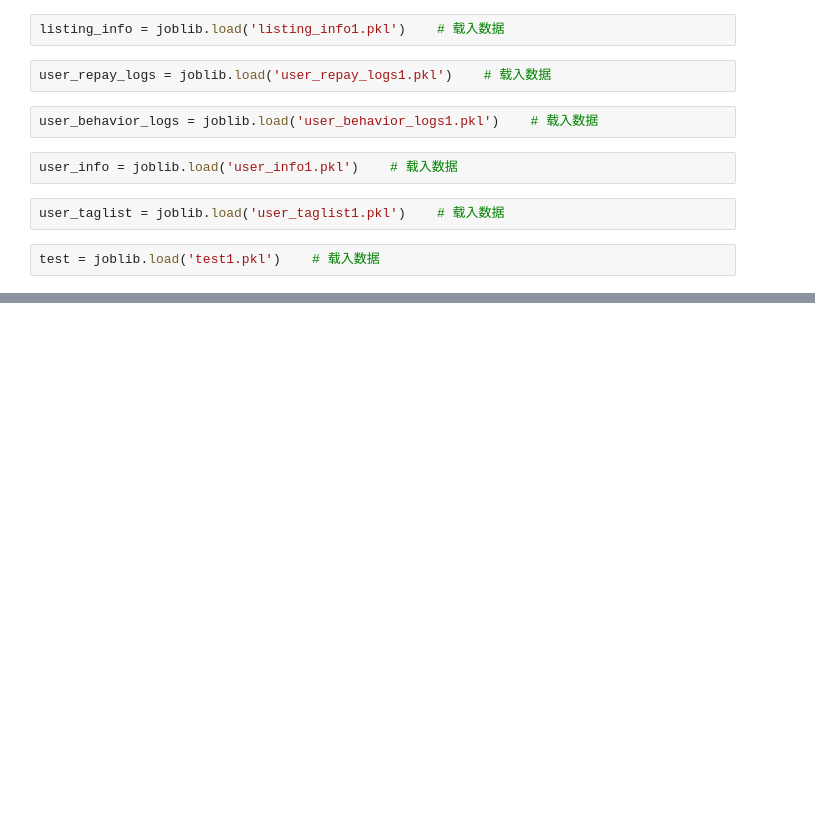
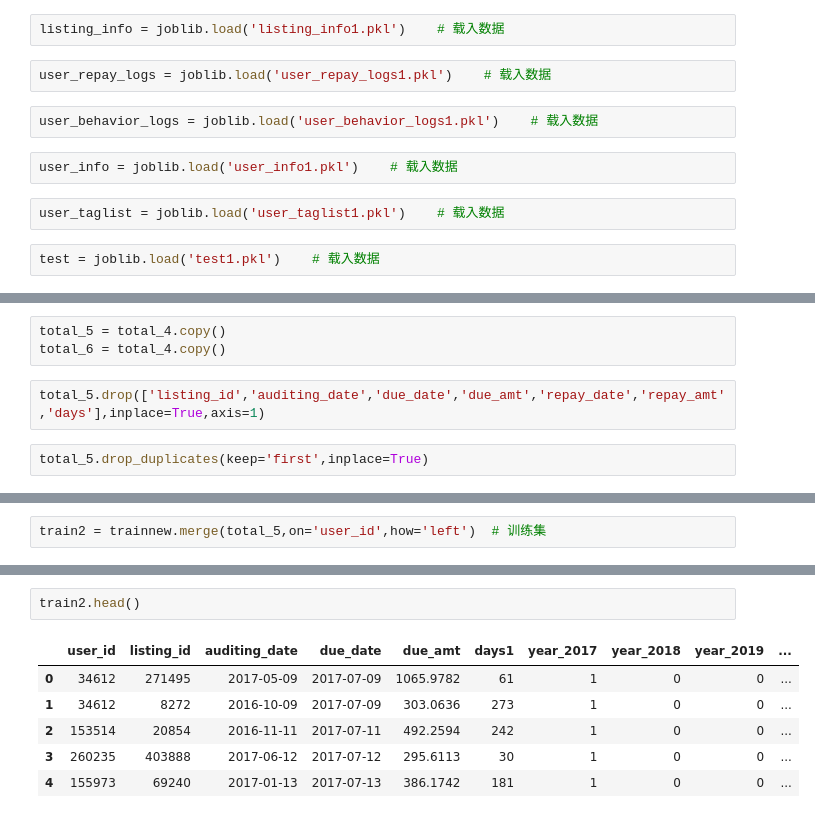
Before and after one commit to damaoguo/PaiPaiDai, a Jupyter notebook: preprocess/paipai.ipynb, the cells around one changed output, grey strips where cells are left out. Saved outputs shown, nothing was run; the diff lists cells and outputs as text; blank space fills up the shorter version.

Commit message:
分割后的数据
只考虑了日志表、train表和listing_info表的特征

```diff
--- a/preprocess/paipai.ipynb
+++ b/preprocess/paipai.ipynb
@@ -110,0 +477,7 @@ df1['days1']=(df1['due_date']-df1['auditing_date']).apply(lambda x:x.days)
+# %%
+total_5 = total_4.copy()
+total_6 = total_4.copy()
+# %%
+total_5.drop(['listing_id','auditing_date','due_date','due_amt','repay_date','repay_amt','days'],inplace=True,axis=1)
+# %%
+total_5.drop_duplicates(keep='first',inplace=True)
@@ -110,0 +494,2 @@ df1['days1']=(df1['due_date']-df1['auditing_date']).apply(lambda x:x.days)
+# %%
+train2 = trainnew.merge(total_5,on='user_id',how='left')  # 训练集
@@ -110,0 +516,9 @@ df1['days1']=(df1['due_date']-df1['auditing_date']).apply(lambda x:x.days)
+# %%
+train2.head()
+# %% [output]
+|  | user_id | listing_id | auditing_date | due_date | due_amt | days1 | year_2017 | year_2018 | year_2019 | ... |
+| 0 | 34612 | 271495 | 2017-05-09 | 2017-07-09 | 1065.9782 | 61 | 1 | 0 | 0 | ... |
+| 1 | 34612 | 8272 | 2016-10-09 | 2017-07-09 | 303.0636 | 273 | 1 | 0 | 0 | ... |
+| 2 | 153514 | 20854 | 2016-11-11 | 2017-07-11 | 492.2594 | 242 | 1 | 0 | 0 | ... |
+| 3 | 260235 | 403888 | 2017-06-12 | 2017-07-12 | 295.6113 | 30 | 1 | 0 | 0 | ... |
+| 4 | 155973 | 69240 | 2017-01-13 | 2017-07-13 | 386.1742 | 181 | 1 | 0 | 0 | ... |
```
Also changed, not shown: parts of 100 cells of this notebook.
